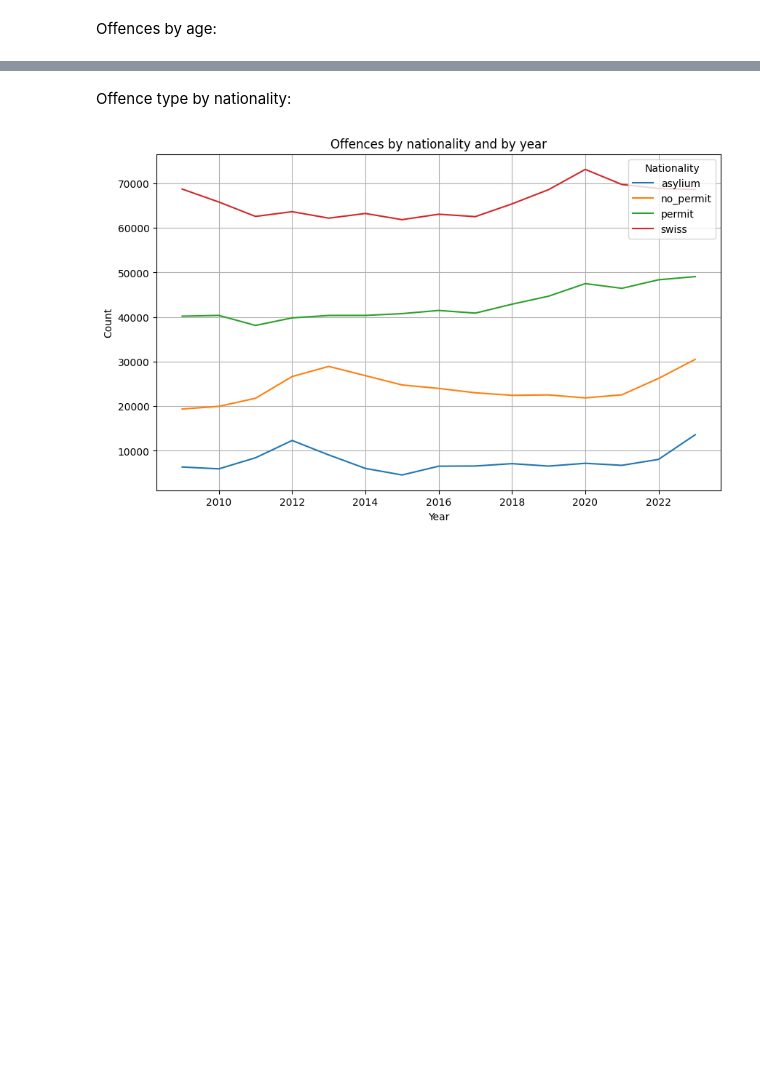
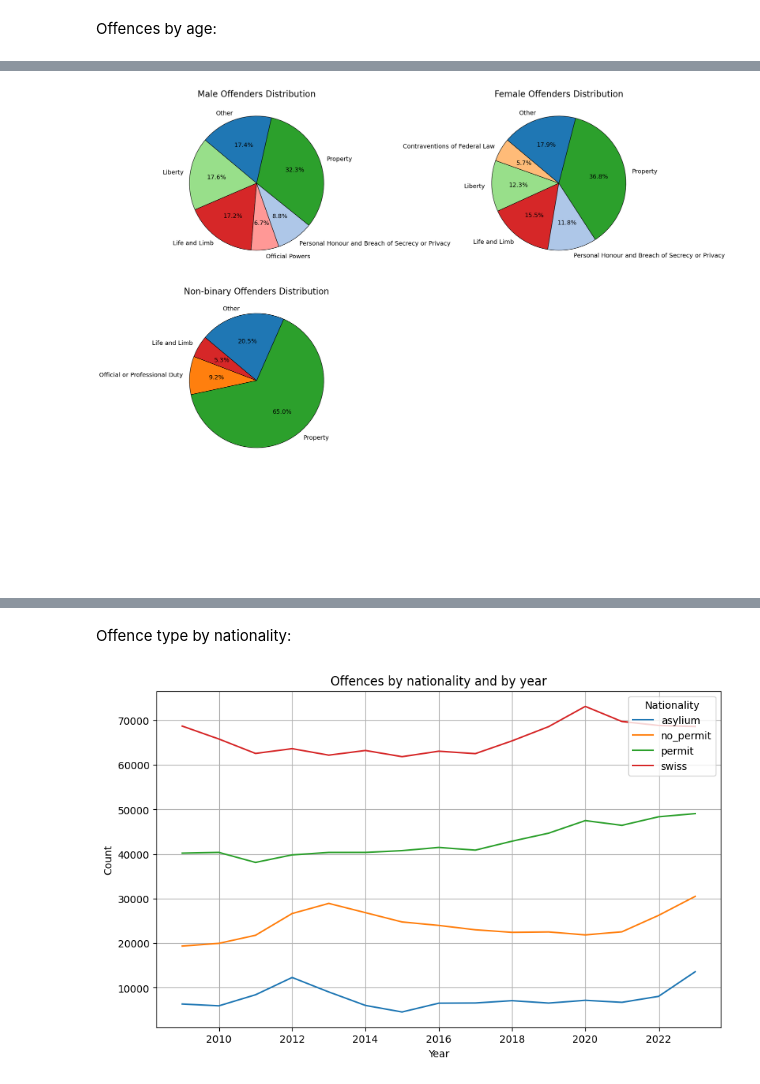
Before and after one commit to grosjeanma/CAS-Applied-Data-Science-2024, a Jupyter notebook: Module-3/M3_Project/M3_Project_Bunning-Grosjean.ipynb, the cells around one changed output, grey strips where cells are left out. Drawn from its saved outputs; the diff is of its cells as text; code cells hidden in the pictures; blank space fills up the shorter version.

```diff
--- a/Module-3/M3_Project/M3_Project_Bunning-Grosjean.ipynb
+++ b/Module-3/M3_Project/M3_Project_Bunning-Grosjean.ipynb
@@ -398,0 +451,90 @@ plt.show()
+# %%
+import matplotlib.pyplot as plt
+import pandas as pd
+import numpy as np
+
+# Assuming df_group is provided and structured similarly
+# Example: df_group = pd.DataFrame(...)
+
+# Function to group offenses with less than 5% of the total into an "Other" category
+def group_offenses(data, pct=0.05):
+    total = data.sum()
+    grouped_data = data[data >= total * pct]  # Offenses that are >= pct of the total
+    other = data[data < total * pct].sum()    # Sum of offenses < pct of the total
+    if other > 0:
+        grouped_data["Other"] = other         # Add "Other" category if applicable
+    return grouped_data
+
+# Group by offense and sum across all years for each gender category
+grouped_male = df_group.groupby("offence")["male"].sum()
+grouped_female = df_group.groupby("offence")["female"].sum()
+grouped_non_binary = df_group.groupby("offence")["non_binary"].sum()
+
+# Apply the grouping function to each gender category
+grouped_male = group_offenses(grouped_male)
+grouped_female = group_offenses(grouped_female)
+grouped_non_binary = group_offenses(grouped_non_binary)
+
+# Get a unique list of offenses across all gender groups
+all_offenses = set(grouped_male.index) | set(grouped_female.index) | set(grouped_non_binary.index)
+
+# Generate a consistent color map for each offense
+color_map = {offense: plt.cm.tab20(i % 20) for i, offense in enumerate(all_offenses)}
+
+# Function to get colors for offenses, ensuring consistency across gender groups
+def get_colors(data, color_map):
+    return [color_map[offense] for offense in data.index]
+
+# Plotting pie charts for each gender category in a 2-row, 2-column grid
+fig, axs = plt.subplots(2, 2, figsize=(20, 20))  # Larger figure size for better visibility
+
+# Parameters for font sizes
+title_font_size = 20
+label_font_size = 14
+
+# Male offenders pie chart
+axs[0, 0].pie(
+    grouped_male,
+    labels=grouped_male.index,
+    autopct=lambda p: f'{p:.1f}%' if p > 0 else '',
+    startangle=140,
+    wedgeprops={'edgecolor': 'black'},
+    colors=get_colors(grouped_male, color_map),
+    textprops={'fontsize': label_font_size}  # Increased label font size
+)
+axs[0, 0].set_title("Male Offenders Distribution", fontsize=title_font_size)
+
+# Female offenders pie chart
+axs[0, 1].pie(
+    grouped_female,
+    labels=grouped_female.index,
+    autopct=lambda p: f'{p:.1f}%' if p > 0 else '',
+    startangle=140,
+    wedgeprops={'edgecolor': 'black'},
+    colors=get_colors(grouped_female, color_map),
+    textprops={'fontsize': label_font_size}  # Increased label font size
+)
+axs[0, 1].set_title("Female Offenders Distribution", fontsize=title_font_size)
+
+# Non-binary offenders pie chart
+axs[1, 0].pie(
+    grouped_non_binary,
+    labels=grouped_non_binary.index,
+    autopct=lambda p: f'{p:.1f}%' if p > 0 else '',
+    startangle=140,
+    wedgeprops={'edgecolor': 'black'},
+    colors=get_colors(grouped_non_binary, color_map),
+    textprops={'fontsize': label_font_size}  # Increased label font size
+)
+axs[1, 0].set_title("Non-binary Offenders Distribution", fontsize=title_font_size)
+
+# Hide the unused subplot (bottom right)
+axs[1, 1].axis('off')
+
+# Adjust layout to reduce space between rows and make pie charts bigger
+plt.tight_layout(pad=2.0)
+fig.subplots_adjust(hspace=-0.5, wspace=0.8)  # Reduced hspace for smaller vertical spacing
+
+plt.show()
+# %% [output]
+[figure, added]
```
Also changed, not shown: parts of 36 cells of this notebook, 2 other files.
